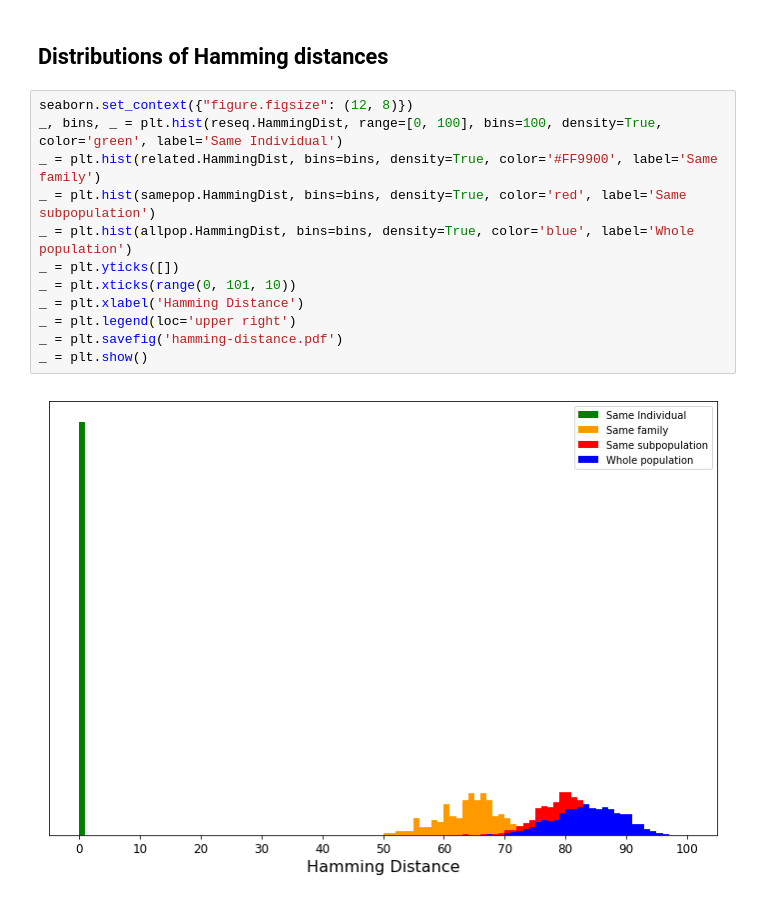
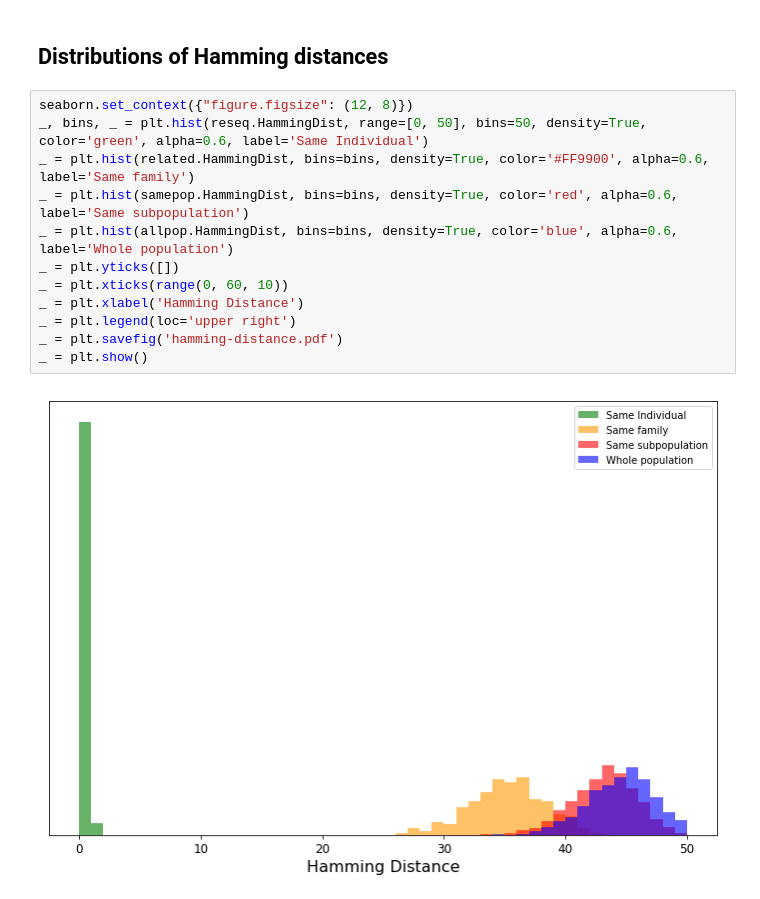
Before and after one commit to bioforensics/MicroHapulator, a Jupyter notebook: notebook/usa8k/sample-matching.ipynb, the cells around one changed output. Cells and saved outputs as stored; diff of their text form.

```diff
--- a/notebook/usa8k/sample-matching.ipynb
+++ b/notebook/usa8k/sample-matching.ipynb
@@ -107,15 +107,15 @@ related.head()
 ## Distributions of Hamming distances
 # %%
 seaborn.set_context({"figure.figsize": (12, 8)})
-_, bins, _ = plt.hist(reseq.HammingDist, range=[0, 100], bins=100, density=True, color='green', label='Same Individual')
-_ = plt.hist(related.HammingDist, bins=bins, density=True, color='#FF9900', label='Same family')
-_ = plt.hist(samepop.HammingDist, bins=bins, density=True, color='red', label='Same subpopulation')
-_ = plt.hist(allpop.HammingDist, bins=bins, density=True, color='blue', label='Whole population')
+_, bins, _ = plt.hist(reseq.HammingDist, range=[0, 50], bins=50, density=True, color='green', alpha=0.6, label='Same Individual')
+_ = plt.hist(related.HammingDist, bins=bins, density=True, color='#FF9900', alpha=0.6, label='Same family')
+_ = plt.hist(samepop.HammingDist, bins=bins, density=True, color='red', alpha=0.6, label='Same subpopulation')
+_ = plt.hist(allpop.HammingDist, bins=bins, density=True, color='blue', alpha=0.6, label='Whole population')
 _ = plt.yticks([])
-_ = plt.xticks(range(0, 101, 10))
+_ = plt.xticks(range(0, 60, 10))
 _ = plt.xlabel('Hamming Distance')
 _ = plt.legend(loc='upper right')
 _ = plt.savefig('hamming-distance.pdf')
 _ = plt.show()
 # %% [output]
-[figure, old version]
+[figure, new version]
```
Also changed, not shown: parts of 9 cells of this notebook, 8 other files.
